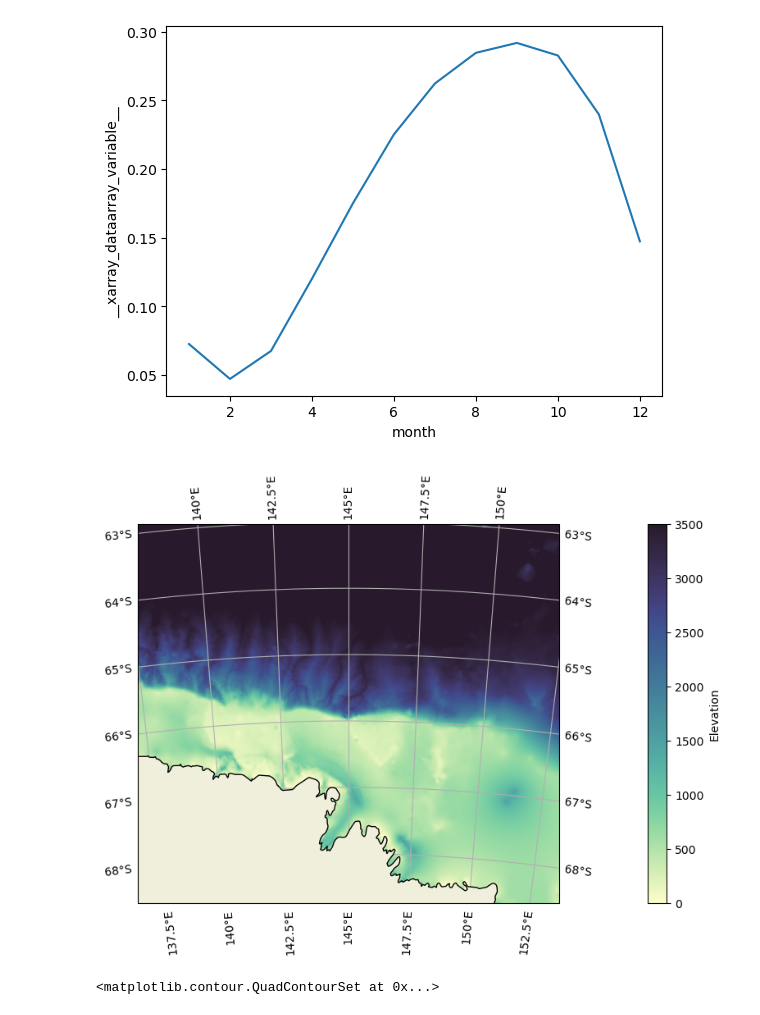
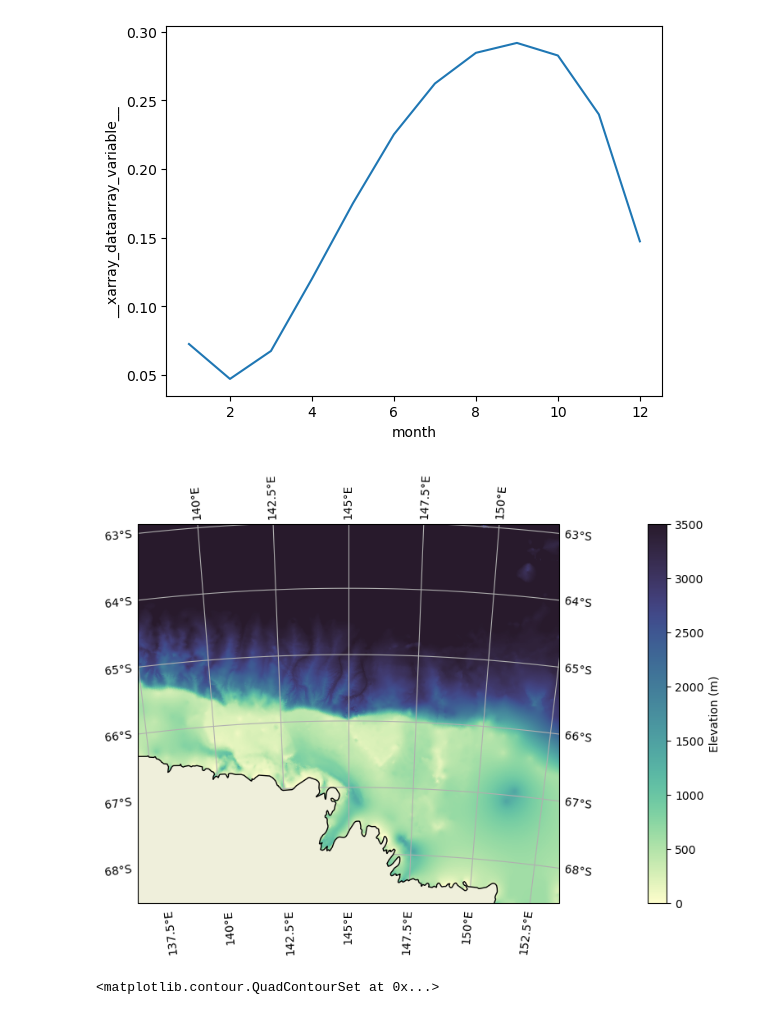
Before and after one commit to eejco/thesis_c3, a Jupyter notebook: c3_background.ipynb, the cells around one changed output. Cells and saved outputs as stored; diff of their text form; code cells hidden in the pictures.

```diff
--- a/c3_background.ipynb
+++ b/c3_background.ipynb
@@ -116,14 +83,14 @@ sic_cmt.mean(['latitude','longitude']).plot()
 # %%
 
 fig, ax = plt.subplots(figsize=(14,6),subplot_kw={'projection':ccrs.TransverseMercator(central_longitude=145)})
-pfns.sp(ax,-elevation_mertz,cbar='Elevation',vmax=3500,vmin=0,extent=extent,cbar_orientation='vertical',land_zorder=2,cmap=cmocean.cm.deep)
+pfns.sp(ax,-elevation_mertz,cbar='Elevation (m)',vmax=3500,vmin=0,extent=extent,cbar_orientation='vertical',land_zorder=2,cmap=cmocean.cm.deep)
 # ax.contour(sic_cmt.sel(month=2),cmap=cmocean.cm.ice,transform=ccrs.PlateCarree(),x='longitude',y='latitude',land_zorder=3)
 # ax.contour(sic_cmt.sel(month=9),levels=[0.75],cmap=cmocean.cm.ice,transform=ccrs.PlateCarree(),land_zorder=1)
 #sic_cmt.sel(month=2).plot.contour(ax=ax,transform=ccrs.PlateCarree(),cmap=cmocean.cm.ice,levels=[0.15])
 #sic_cmt.sel(month=9).plot.contour(ax=ax,transform=ccrs.PlateCarree(),cmap=cmocean.cm.ice,levels=[0.15])
 plt.savefig("/home/users/eejco/plots/background.png", transparent=True)
 # %% [output]
-[figure, old version]
+[figure, new version]
 # %%
 # %% [output]
 <matplotlib.contour.QuadContourSet at 0x...>
```
Also changed, not shown: parts of 2 cells of this notebook, 4 other files.
